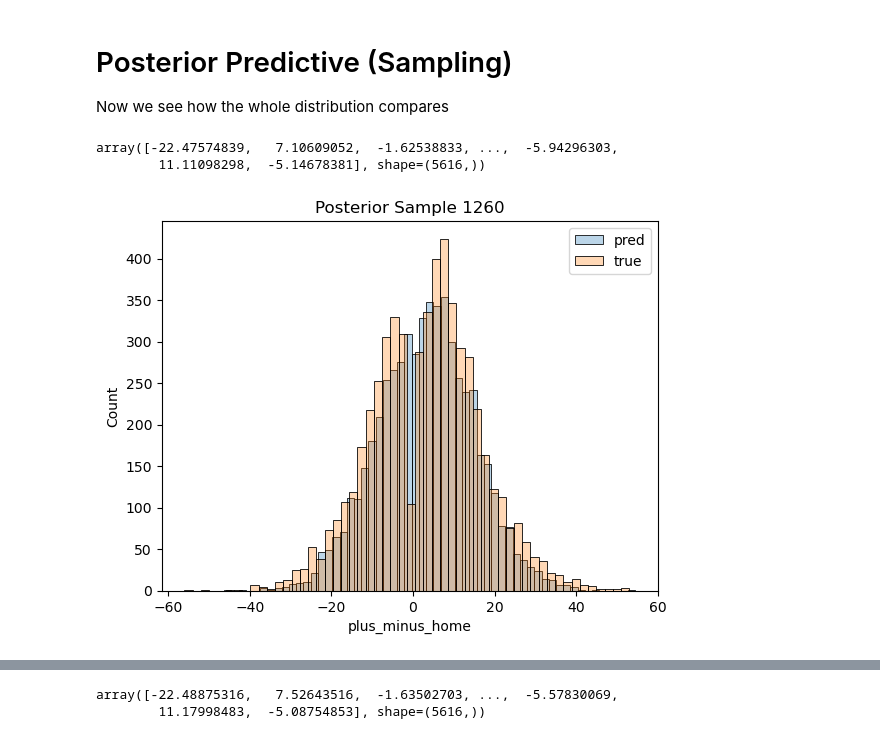
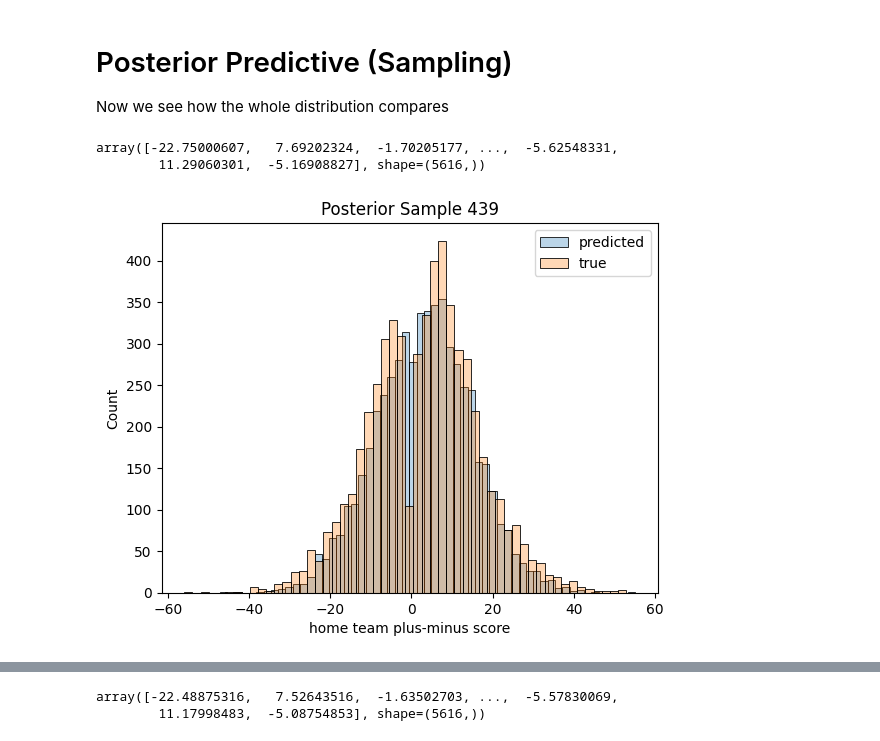
Before and after one commit to FWJK1/bayesketball, a Jupyter notebook: src/vallidation_test.ipynb, the cells around one changed output, grey strips where cells are left out. Saved outputs shown, nothing was run; the diff lists cells and outputs as text; code cells hidden in the pictures.

```diff
--- a/src/vallidation_test.ipynb
+++ b/src/vallidation_test.ipynb
@@ -13,7 +13,7 @@ from scipy.stats import norm
 # %% [markdown]
 # Setup
 # %%
-posterior_samples = pd.read_csv("results/general_attempt_non_possession/posterior_samples.csv")
+posterior_samples = pd.read_csv("results/general_attempt_non_possession_posterior.csv")
 posterior_samples
 # %% [output]
 |  | alpha | beta[1] | beta[2] | beta[3] | beta[4] | beta[5] | beta[6] | beta[7] | beta[8] | beta[9] | beta[10] | ... |
@@ -114,25 +114,28 @@ Now we see how the whole distribution compares
 # %%
 def post_predictive(x=df, posterior_samples=posterior_samples, y=test_y, sample_idx=False):
     K = len(home_cols)  # number of predictors
     betas_cols = [f"beta[{i}]" for i in range(1, K+1)]
 
     sample_idx = sample_idx or np.random.randint(len(posterior_samples))
     row = posterior_samples.iloc[sample_idx]
     betas = row[betas_cols].to_numpy()  # shape (K,)
     alpha = row['alpha']
 
     X_h = x[home_cols].to_numpy()  # shape (N, K)
     X_a = x[away_cols].to_numpy()  # shape (N, K)
 
     pred = alpha + X_h @ betas - X_a @ betas  # shape (N,)
-    sns.histplot(pred, alpha=.3, label='pred')
+    sns.histplot(pred, alpha=.3, label='predicted')
+    # pred_samples = np.vectorize(lambda x: np.random.normal(x, row['sigma'], 1))(pred)
+    # sns.histplot(pred_samples, alpha=.3, label='pred')
     sns.histplot(test_y['plus_minus_home'], alpha=.3, label='true')
+    plt.xlabel('home team plus-minus score')
     plt.title(f"Posterior Sample {sample_idx}")
     plt.legend()
     return pred
 
 post_predictive()
 # %% [output]
-array([-22.47574839,   7.10609052,  -1.62538833, ...,  -5.94296303,
-        11.11098298,  -5.14678381], shape=(5616,))
+array([-22.75000607,   7.69202324,  -1.70205177, ...,  -5.62548331,
+        11.29060301,  -5.16908827], shape=(5616,))
-[figure, old version]
+[figure, new version]
```
Also changed, not shown: parts of 4 cells of this notebook, 5 other files.
